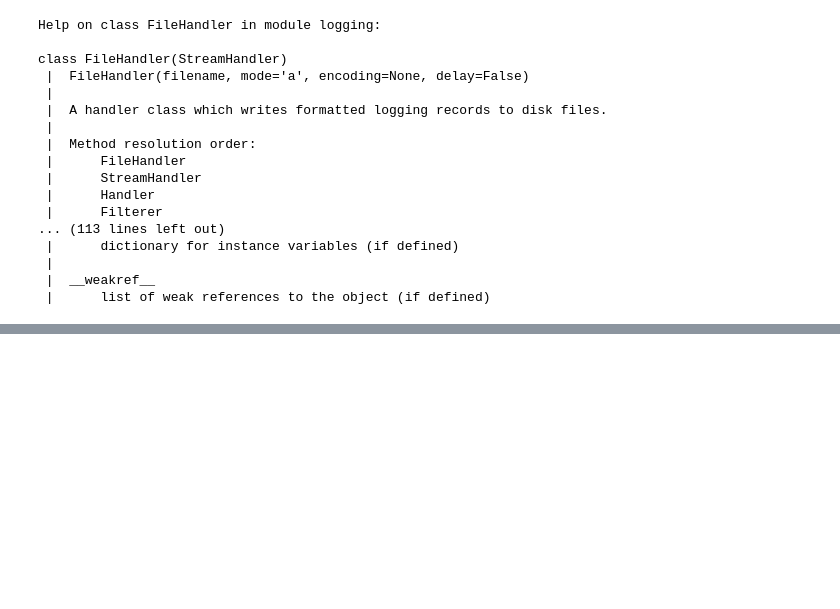
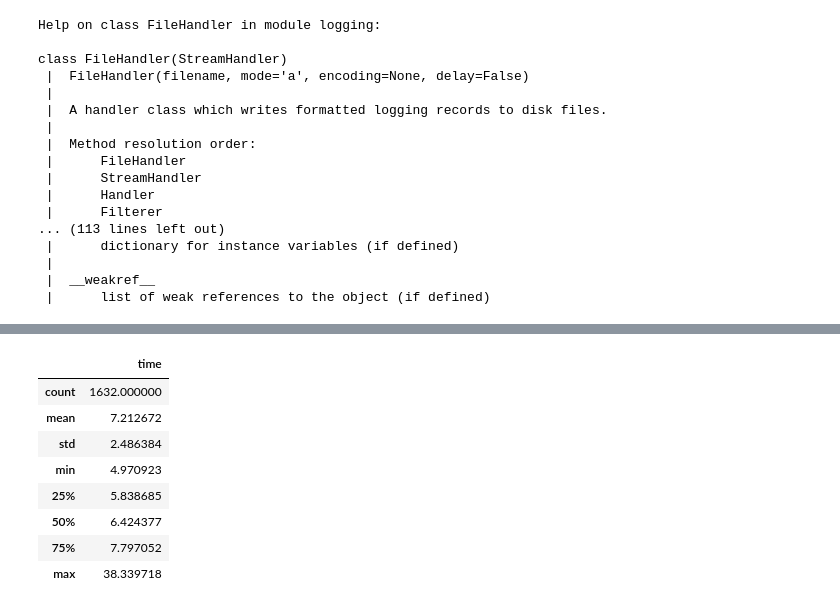
Before and after one commit to skagone/cloud-veg-et, a Jupyter notebook: 01-analysis-notebooks/00-analyze-logs-example-tony.ipynb, the cells around one changed output, grey strips where cells are left out. Cells and saved outputs as stored; diff of their text form; code cells hidden in the pictures; blank space fills up the shorter version.

```diff
--- a/01-analysis-notebooks/00-analyze-logs-example-tony.ipynb
+++ b/01-analysis-notebooks/00-analyze-logs-example-tony.ipynb
@@ -168,0 +247,12 @@ class FileHandler(StreamHandler)
+# %%
+df.describe()
+# %% [output]
+|  | time |
+| count | 1632.000000 |
+| mean | 7.212672 |
+| std | 2.486384 |
+| min | 4.970923 |
+| 25% | 5.838685 |
+| 50% | 6.424377 |
+| 75% | 7.797052 |
+| max | 38.339718 |
```
Also changed, not shown: parts of 12 cells of this notebook.
